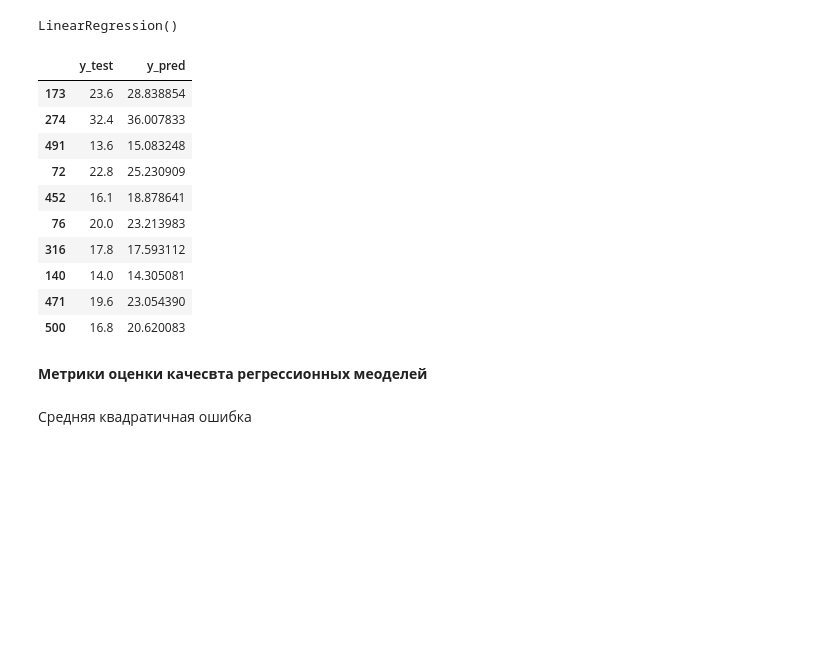
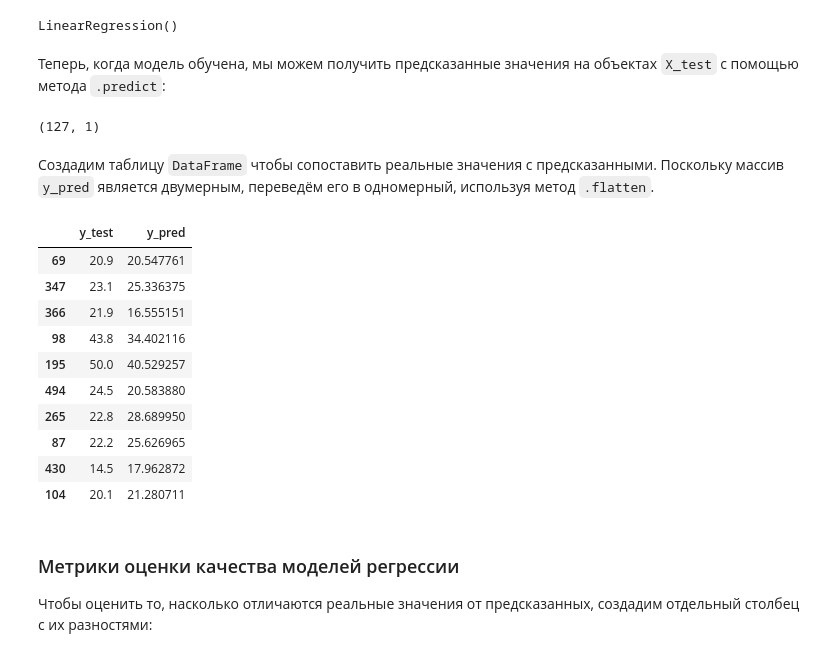
Before and after one commit to Twist-tracer/gb-python-libs, a Jupyter notebook: lesson6/lesson.ipynb, the cells around one changed output. Drawn from its saved outputs; the diff is of its cells as text; code cells hidden in the pictures; blank space fills up the shorter version.

```diff
--- a/lesson6/lesson.ipynb
+++ b/lesson6/lesson.ipynb
@@ -111,0 +40,4 @@ memory usage: 4.1 KB
+# %%
+data = boston["data"]
+
+data.shape
@@ -111,0 +48,4 @@ memory usage: 4.1 KB
+# %%
+feature_names = boston["feature_names"]
+
+feature_names
@@ -111,0 +81,4 @@ memory usage: 4.1 KB
+# %%
+target = boston["target"]
+
+target[:10]
@@ -130,28 +173,37 @@ $y = w_0 + w_1 * x_1 + w_2 * x_2+...+w_m * x_m + e$
 lr.fit(X_train, y_train)
 # %% [output]
 LinearRegression()
+# %% [markdown]
+Теперь, когда модель обучена, мы можем получить предсказанные значения на объектах `X_test` с помощью метода `.predict`:
 # %%
 y_pred = lr.predict(X_test)
+
+y_pred.shape
+# %% [output]
+(127, 1)
+# %% [markdown]
+Создадим таблицу `DataFrame` чтобы сопоставить реальные значения с предсказанными. Поскольку массив `y_pred` является двумерным, переведём его в одномерный, используя метод `.flatten`.
 # %%
 check_test = pd.DataFrame({
-    'y_test': y_test['price'],
-    'y_pred': y_pred.flatten()
-}, columns=['y_test', 'y_pred'])
+    "y_test": y_test["price"],
+    "y_pred": y_pred.flatten(),
+})
+
 check_test.head(10)
 # %% [output]
 |  | y_test | y_pred |
-| 173 | 23.6 | 28.838854 |
-| 274 | 32.4 | 36.007833 |
-| 491 | 13.6 | 15.083248 |
-| 72 | 22.8 | 25.230909 |
-| 452 | 16.1 | 18.878641 |
-| 76 | 20.0 | 23.213983 |
-| 316 | 17.8 | 17.593112 |
-| 140 | 14.0 | 14.305081 |
-| 471 | 19.6 | 23.054390 |
-| 500 | 16.8 | 20.620083 |
+| 69 | 20.9 | 20.547761 |
+| 347 | 23.1 | 25.336375 |
+| 366 | 21.9 | 16.555151 |
+| 98 | 43.8 | 34.402116 |
+| 195 | 50.0 | 40.529257 |
+| 494 | 24.5 | 20.583880 |
+| 265 | 22.8 | 28.689950 |
+| 87 | 22.2 | 25.626965 |
+| 430 | 14.5 | 17.962872 |
+| 104 | 20.1 | 21.280711 |
-# %% [markdown]
-**Метрики оценки качесвта регрессионных меоделей**
-# %% [markdown]
-Средняя квадратичная ошибка
+# %% [markdown]
+### Метрики оценки качества моделей регрессии
+
+Чтобы оценить то, насколько отличаются реальные значения от предсказанных, создадим отдельный столбец с их разностями:
 # %%
```
Also changed, not shown: parts of 327 cells of this notebook, 1 other file.
